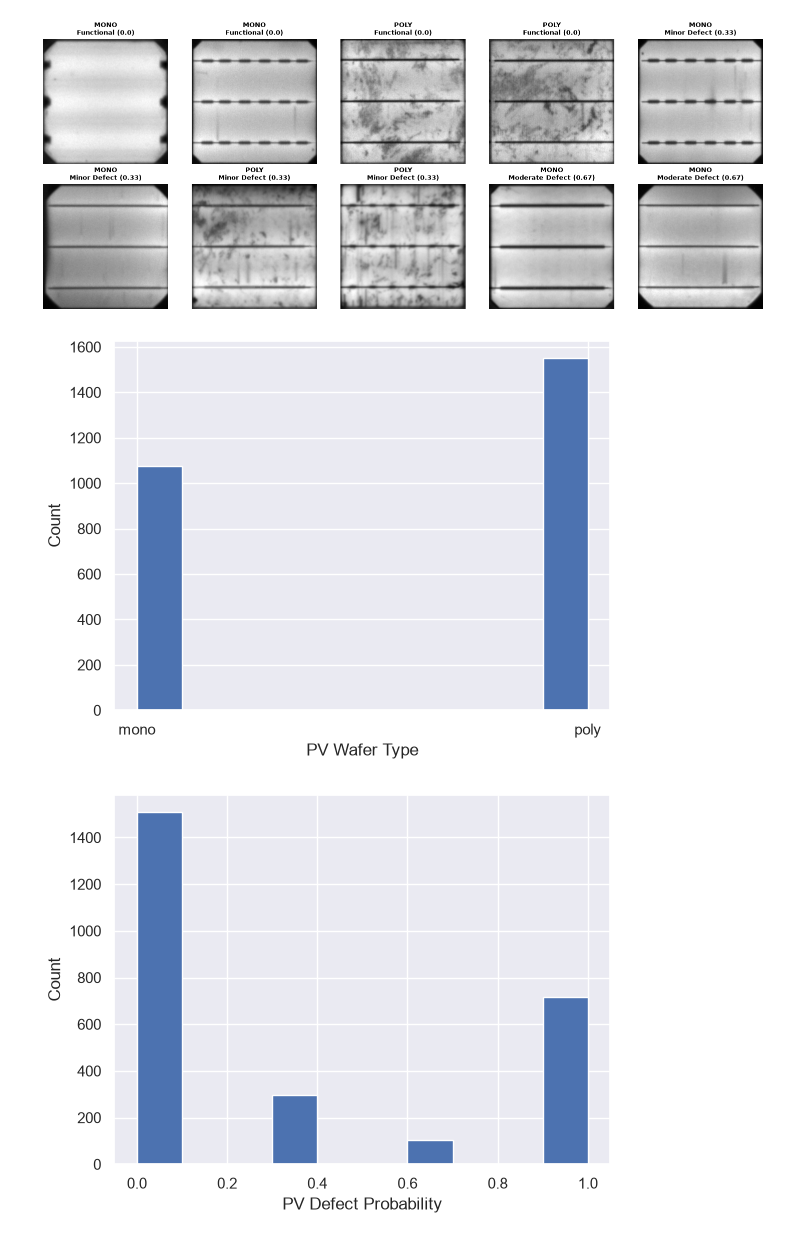
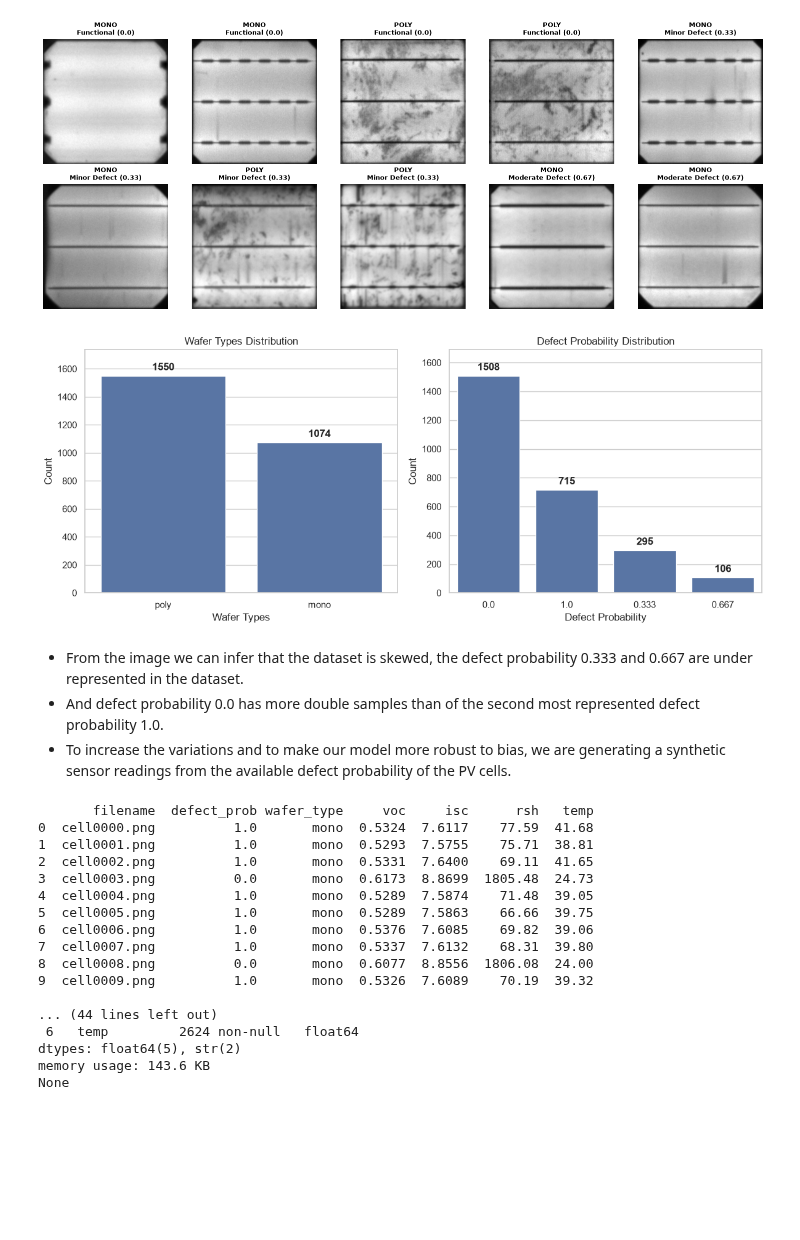
Before and after one commit to Ashutosh-Dwibedi/solarPV-defect-detection, a Jupyter notebook: src/solar_pv_main.ipynb, the cells around one changed output. Saved outputs shown, nothing was run; the diff lists cells and outputs as text; code cells hidden in the pictures; blank space fills up the shorter version.

Commit message:
Added Synthetic Telemetry Data

```diff
--- a/src/solar_pv_main.ipynb
+++ b/src/solar_pv_main.ipynb
@@ -100,17 +92,54 @@ plt.show()
 4  cell0004.png          1.0       mono
 [figure]
 # %%
-sns.set_theme()
-pv_labels.wafer_type.hist()
-plt.xlabel("PV Wafer Type")
-plt.ylabel("Count")
+sns.set_theme(style='whitegrid')
+plt.figure(figsize=(12,5))
+
+def plotDistributions(dataset,feature,title,i):
+    plt.subplot(1,2,i)
+    sns.countplot(data=dataset,
+              x=feature,
+              order=dataset[feature].value_counts().index)
+    plt.title(f"{title} Distribution")
+    plt.xlabel(title)
+    plt.ylabel("Count")
+
+    for c in plt.gca().containers:
+        plt.gca().bar_label(c, padding=4, fontweight="bold")
+    plt.margins(y=0.12)
+
+plotDistributions(pv_labels,'wafer_type','Wafer Types',1)
+plotDistributions(pv_labels,'defect_prob','Defect Probability',2)
+
+plt.tight_layout()
 plt.show()
-
-sns.set_theme()
-pv_labels.defect_prob.hist()
-plt.xlabel("PV Defect Probability")
-plt.ylabel("Count")
-plt.show()
 # %% [output]
-[figure, old version]
+[figure, new version]
-[figure, removed]
+# %% [markdown]
+* From the image we can infer that the dataset is skewed, the defect probability 0.333 and 0.667 are under represented in the dataset.
+* And defect probability 0.0 has more double samples than of the second most represented defect probability 1.0.
+* To increase the variations and to make our model more robust to bias, we are generating a synthetic sensor readings from the available defect probability of the PV cells.
+# %%
+TELEMETRY_PATH = PROJECT_ROOT / "data" / "paired_telemetry.csv"
+pv_telemetry = pd.read_csv(TELEMETRY_PATH)
+print(pv_telemetry.head(10))
+print('\n',pv_telemetry.groupby('defect_prob').describe().T.round(2))
+print(pv_telemetry.info())
+# %% [output]
+       filename  defect_prob wafer_type     voc     isc      rsh   temp
+0  cell0000.png          1.0       mono  0.5324  7.6117    77.59  41.68
+1  cell0001.png          1.0       mono  0.5293  7.5755    75.71  38.81
+2  cell0002.png          1.0       mono  0.5331  7.6400    69.11  41.65
+3  cell0003.png          0.0       mono  0.6173  8.8699  1805.48  24.73
+4  cell0004.png          1.0       mono  0.5289  7.5874    71.48  39.05
+5  cell0005.png          1.0       mono  0.5289  7.5863    66.66  39.75
+6  cell0006.png          1.0       mono  0.5376  7.6085    69.82  39.06
+7  cell0007.png          1.0       mono  0.5337  7.6132    68.31  39.80
+8  cell0008.png          0.0       mono  0.6077  8.8556  1806.08  24.00
+9  cell0009.png          1.0       mono  0.5326  7.6089    70.19  39.32
+
+... (44 lines left out)
+ 6   temp         2624 non-null   float64
+dtypes: float64(5), str(2)
+memory usage: 143.6 KB
+None
```
Also changed, not shown: parts of 2 cells of this notebook, 2 other files.
